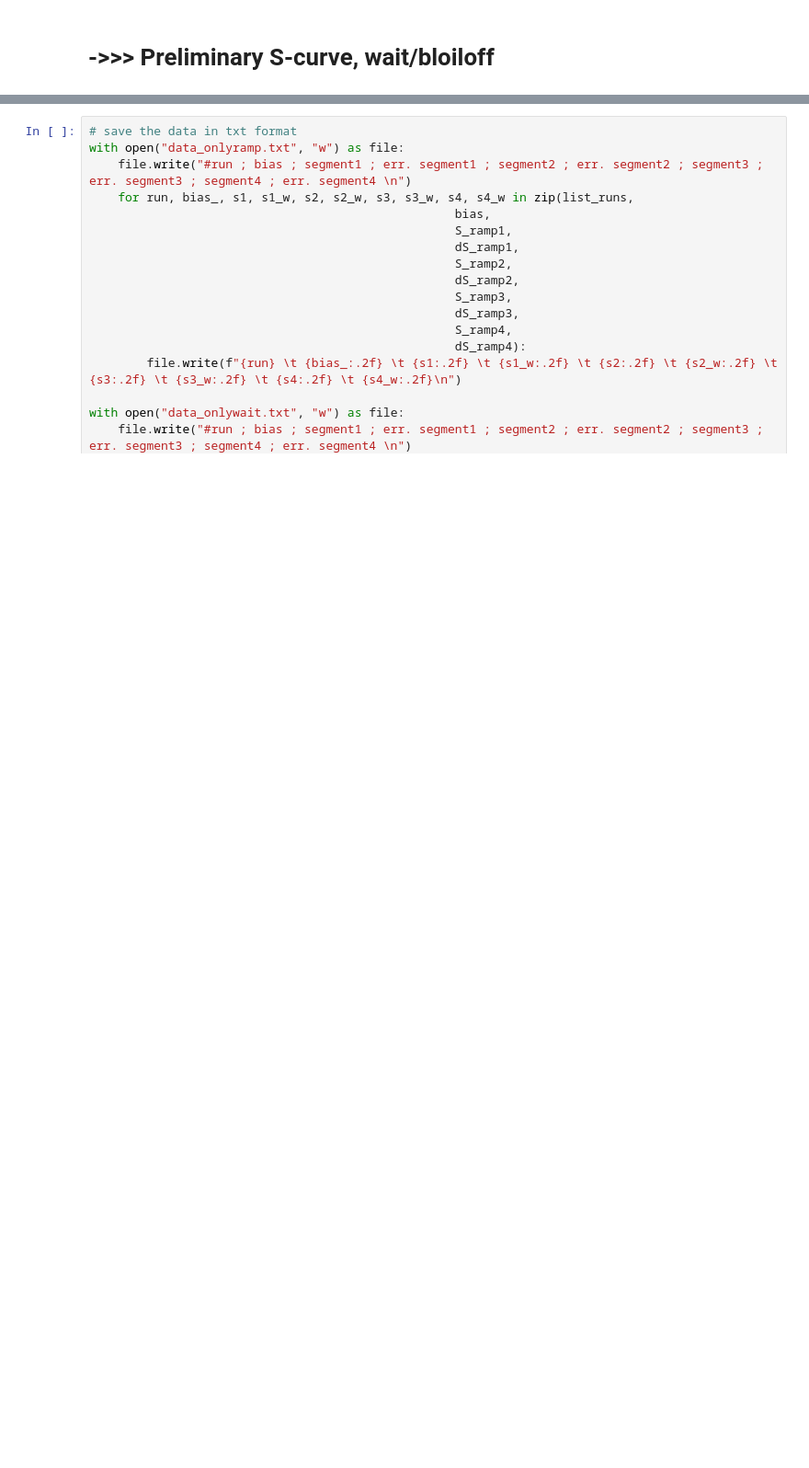
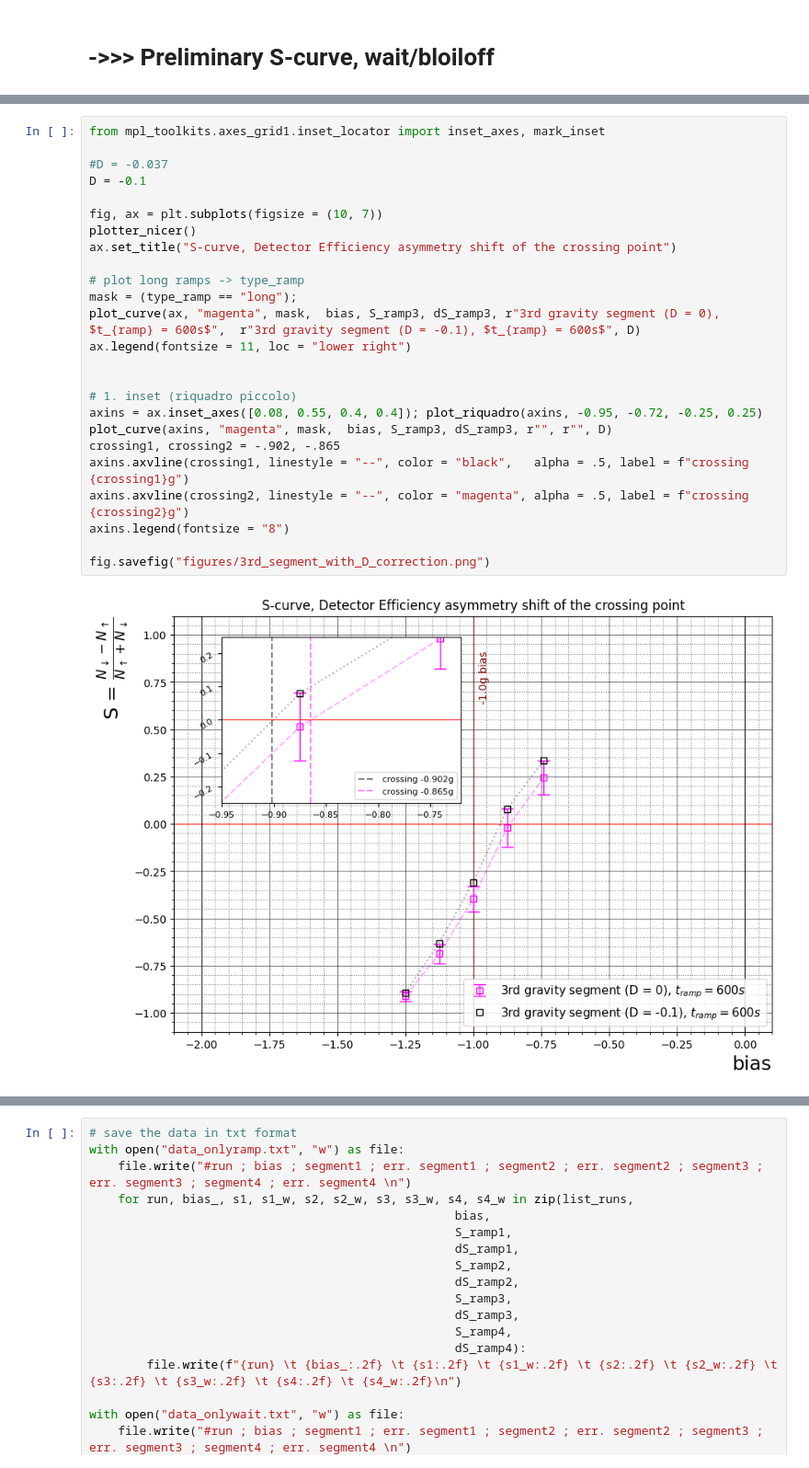
Before and after one commit to Adrianodelvincio/alphag_frequentist_analysis_2025, a Jupyter notebook: v1/Preliminary_Scurve_2025.ipynb, the cells around one changed output, grey strips where cells are left out. Shown at 92% size. Saved outputs shown, nothing was run; the diff lists cells and outputs as text; blank space fills up the shorter version.

```diff
--- a/v1/Preliminary_Scurve_2025.ipynb
+++ b/v1/Preliminary_Scurve_2025.ipynb
@@ -631,0 +759,27 @@ bias; S=Ndwn/(Ntot) ; dS
+# %%
+from mpl_toolkits.axes_grid1.inset_locator import inset_axes, mark_inset
+
+#D = -0.037
+D = -0.1
+
+fig, ax = plt.subplots(figsize = (10, 7))
+plotter_nicer()
+ax.set_title("S-curve, Detector Efficiency asymmetry shift of the crossing point")
+
+# plot long ramps -> type_ramp
+mask = (type_ramp == "long");
+plot_curve(ax, "magenta", mask,  bias, S_ramp3, dS_ramp3, r"3rd gravity segment (D = 0), $t_{ramp} = 600s$",  r"3rd gravity segment (D = -0.1), $t_{ramp} = 600s$", D)
+ax.legend(fontsize = 11, loc = "lower right")
+
+
+# 1. inset (riquadro piccolo)
+axins = ax.inset_axes([0.08, 0.55, 0.4, 0.4]); plot_riquadro(axins, -0.95, -0.72, -0.25, 0.25)
+plot_curve(axins, "magenta", mask,  bias, S_ramp3, dS_ramp3, r"", r"", D)
+crossing1, crossing2 = -.902, -.865
+axins.axvline(crossing1, linestyle = "--", color = "black",   alpha = .5, label = f"crossing {crossing1}g")
+axins.axvline(crossing2, linestyle = "--", color = "magenta", alpha = .5, label = f"crossing {crossing2}g")
+axins.legend(fontsize = "8")
+
+fig.savefig("figures/3rd_segment_with_D_correction.png")
+# %% [output]
+[figure, added]
```
Also changed, not shown: parts of 15 cells of this notebook, 1 other file.
